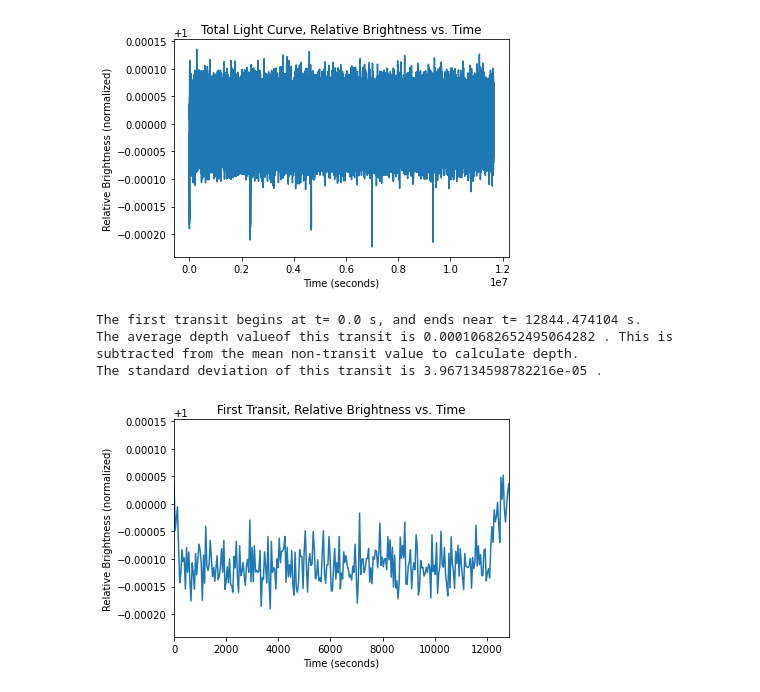
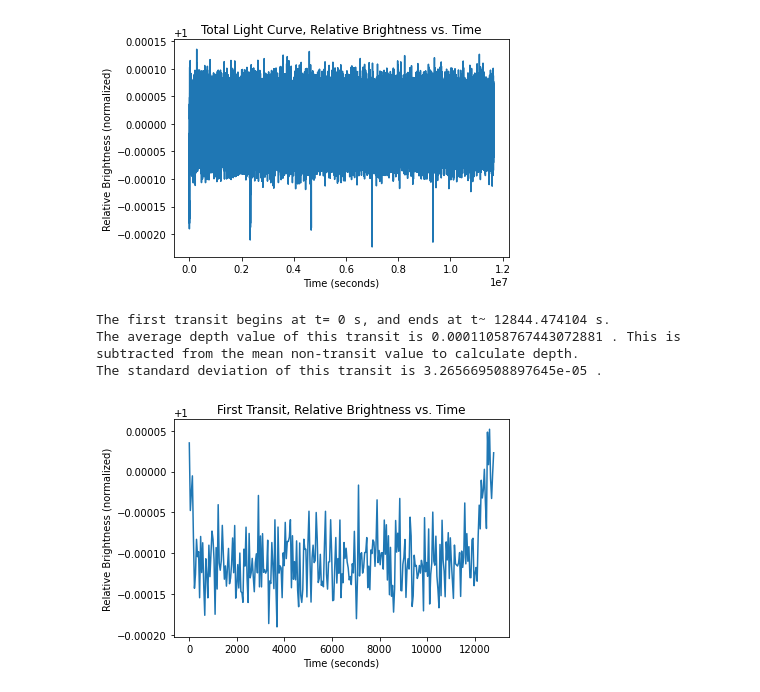
Before and after one commit to grobbins2/AST3019_Final, a Jupyter notebook: Project_workspace.ipynb, the cells around one changed output. Drawn from its saved outputs; the diff is of its cells as text; code cells hidden in the pictures.

Commit message:
Updated First Transit Image (slight variation), Updated Project Part 3 Submission and Part 2 Variables, Created Overlapped Transit Plot.

```diff
--- a/Project_workspace.ipynb
+++ b/Project_workspace.ipynb
@@ -21,26 +24,38 @@ plt.show()
 [figure]
 # %%
 #project part 2:
-transit_1start = lightcurve_sec[0] #first transit begins at t=0s
+#--------------Identifying starting variables and lists-------------
+transit_start_time = [0] # first transit begins at t = 0 seconds
+transit_start_brightness = [lightcurve_brightness[0]]
+transit_start_indice = [0]
+transit_end_time= []
+transit_end_brightness = []
+transit_end_indice = []
+transit_mean_average = []
+std = []
+orbital_period = []
+#--------------Finding first transit----------------
 for n in range(len(lightcurve_brightness)): #calculate end transit time by matching beginning transit brightness with error
-    if n>1: #removing first value
+    if n>10: #removing first value
         if lightcurve_brightness[n] <= lightcurve_brightness[0]*1.00001 and lightcurve_brightness[n] >= lightcurve_brightness[0]*.99999:
-            transit_1end = lightcurve_sec[n]
-            transit_end_indice = n
+            transit_end_time.append(lightcurve_sec[n])
+            transit_end_indice.append(n)
+            transit_end_brightness.append(lightcurve_brightness[n])
             break
-no_transit_mean = lightcurve_brightness[transit_end_indice:400].mean(axis=0)
-print('The first transit begins at t=',transit_1start,'s, and ends near t=',transit_1end,'s.')
-print('The average depth valueof this transit is',no_transit_mean-lightcurve_brightness[0:transit_end_indice].mean(axis=0),'. This is subtracted from the mean non-transit value to calculate depth.')#calculating mean
-print('The standard deviation of this transit is',lightcurve_brightness[0:transit_end_indice].std(axis=0),'.')#calculating standard deviation
-#plot first transit alone
-plt.plot(lightcurve_sec,lightcurve_brightness)
+#--------------Calculating variables, mean, std-------------------
+no_transit_mean = lightcurve_brightness[transit_end_indice[0]:].mean(axis=0)
+transit_mean = lightcurve_brightness[10:transit_end_indice[0]-10].mean(axis=0)
+print('The first transit begins at t=',transit_start_time[0],'s, and ends at t~',transit_end_time[0],'s.')
+print('The average depth value of this transit is',no_transit_mean-transit_mean,'. This is subtracted from the mean non-transit value to calculate depth.')#calculating mean
+print('The standard deviation of this transit is',lightcurve_brightness[10:transit_end_indice[0]-10].std(axis=0),'.')#calculating standard deviation
+#--------------Plot of first transit--------------------
+plt.plot(lightcurve_sec[0:transit_end_indice[0]],lightcurve_brightness[0:transit_end_indice[0]])
 plt.xlabel('Time (seconds)')
 plt.ylabel('Relative Brightness (normalized)')
 plt.title('First Transit, Relative Brightness vs. Time')
-plt.xlim(transit_1start,transit_1end)
 plt.savefig('First_Transit_GR.png',dpi=300,bbox_inches='tight')
 # %% [output]
-The first transit begins at t= 0.0 s, and ends near t= 12844.474104 s.
-The average depth valueof this transit is 0.00010682652495064282 . This is subtracted from the mean non-transit value to calculate depth.
-The standard deviation of this transit is 3.967134598782216e-05 .
+The first transit begins at t= 0 s, and ends at t~ 12844.474104 s.
+The average depth value of this transit is 0.00011058767443072881 . This is subtracted from the mean non-transit value to calculate depth.
+The standard deviation of this transit is 3.265669508897645e-05 .
-[figure, old version]
+[figure, new version]
```
Also changed, not shown: parts of 4 cells of this notebook, 2 other files.
